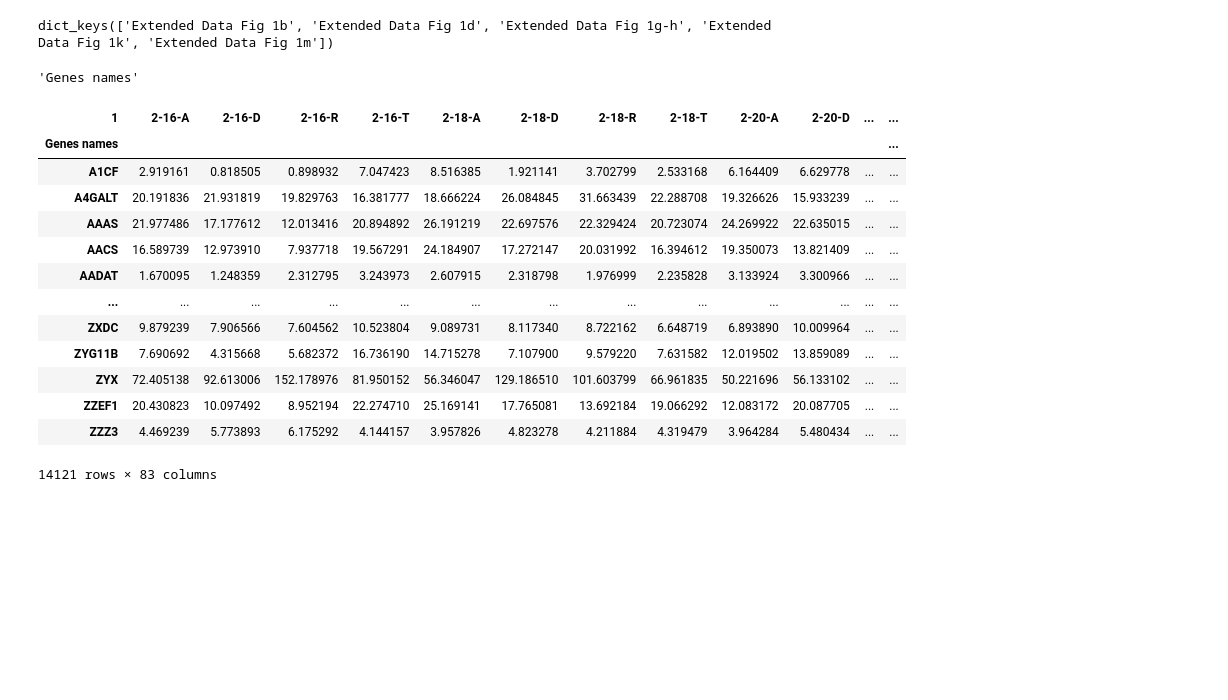
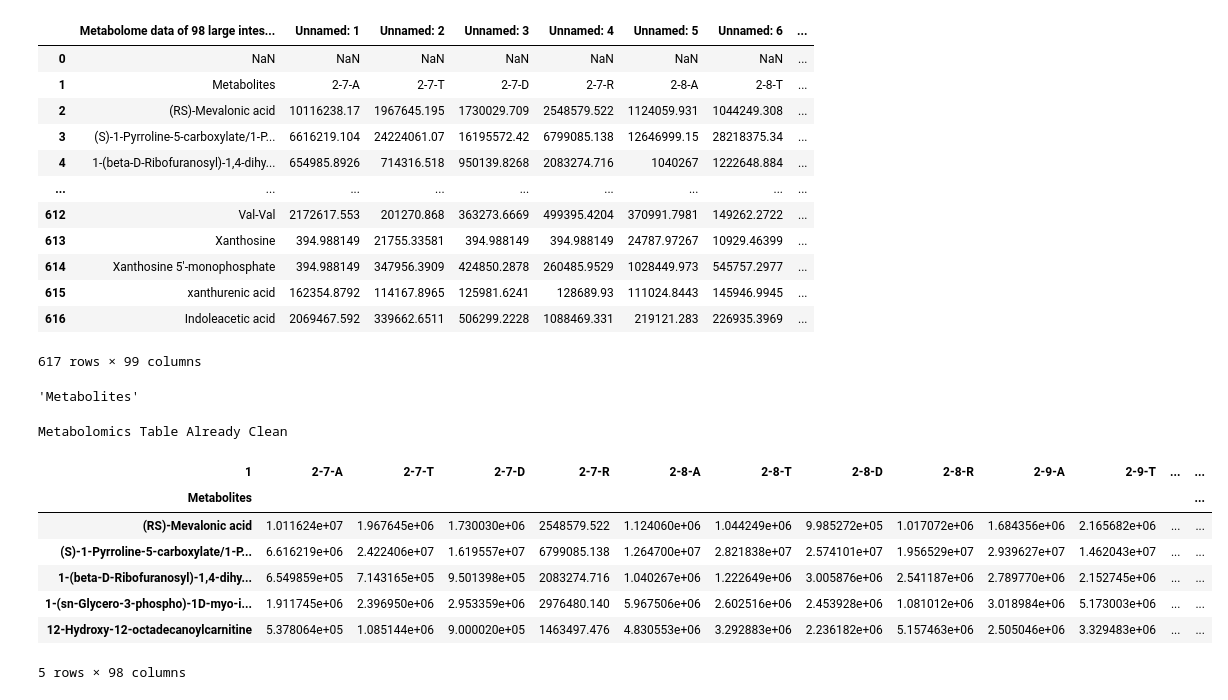
Before and after one commit to CadenBold/intestinal-omics, a Jupyter notebook: working.ipynb, the cells around one changed output. Cells and saved outputs as stored; diff of their text form; code cells hidden in the pictures; blank space fills up the shorter version.

```diff
--- a/working.ipynb
+++ b/working.ipynb
@@ -12,9 +13,19 @@ from sklearn.decomposition import PCA
 # Reading the file into a dataframe
 file = "43587_2024_572_MOESM11_ESM.xlsx"
 
-sheets = pd.read_excel(file, sheet_name=None)
+sheet = pd.read_excel(file, sheet_name='Extended Data Fig 1m')
+sheet
+# %% [output]
+|  | Metabolome data of 98 large intes... | Unnamed: 1 | Unnamed: 2 | Unnamed: 3 | Unnamed: 4 | Unnamed: 5 | Unnamed: 6 | ... |
+| 0 | NaN | NaN | NaN | NaN | NaN | NaN | NaN | ... |
+| 1 | Metabolites | 2-7-A | 2-7-T | 2-7-D | 2-7-R | 2-8-A | 2-8-T | ... |
+| 2 | (RS)-Mevalonic acid | 10116238.17 | 1967645.195 | 1730029.709 | 2548579.522 | 1124059.931 | 1044249.308 | ... |
+| 3 | (S)-1-Pyrroline-5-carboxylate/1-P... | 6616219.104 | 24224061.07 | 16195572.42 | 6799085.138 | 12646999.15 | 28218375.34 | ... |
+| 4 | 1-(beta-D-Ribofuranosyl)-1,4-dihy... | 654985.8926 | 714316.518 | 950139.8268 | 2083274.716 | 1040267 | 1222648.884 | ... |
+| ... | ... | ... | ... | ... | ... | ... | ... | ... |
+| 612 | Val-Val | 2172617.553 | 201270.868 | 363273.6669 | 499395.4204 | 370991.7981 | 149262.2722 | ... |
+| 613 | Xanthosine | 394.988149 | 21755.33581 | 394.988149 | 394.988149 | 24787.97267 | 10929.46399 | ... |
+| 614 | Xanthosine 5'-monophosphate | 394.988149 | 347956.3909 | 424850.2878 | 260485.9529 | 1028449.973 | 545757.2977 | ... |
+| 615 | xanthurenic acid | 162354.8792 | 114167.8965 | 125981.6241 | 128689.93 | 111024.8443 | 145946.9945 | ... |
+| 616 | Indoleacetic acid | 2069467.592 | 339662.6511 | 506299.2228 | 1088469.331 | 219121.283 | 226935.3969 | ... |
+617 rows × 99 columns
-# %%
-#Fig 1b, 1g-h, and 1m are the important ones, highlighting transcriptomics, proteomics, and metaboliomics
-sheets.keys()
-# %% [output]
-dict_keys(['Extended Data Fig 1b', 'Extended Data Fig 1d', 'Extended Data Fig 1g-h', 'Extended Data Fig 1k', 'Extended Data Fig 1m'])
@@ -28,37 +32,36 @@ metabolimics = sheets['Extended Data Fig 1m'][1:]
 # %%
-transcript.iloc[0,0]
+sheet.iloc[1,0]
 # %% [output]
-'Genes names'
+'Metabolites'
 # %%
 # This cleans the transcript table, setting the first column
 # to be the index and then removing the first two blank rows
-if transcript.iloc[0,0] == 'Genes names':
 
-    #Take the first two rows, set the index to the first column
-    transcript.columns = transcript.iloc[0]
-    transcript = transcript.set_index(transcript.columns[0])
-    transcript = transcript[1:]
+cleaned_data = sheet.copy()
+
+if sheet.iloc[1,0] == 'Metabolites':
+
+    sheet.columns = sheet.iloc[1]
+    sheet = sheet.set_index("Metabolites")
+    sheet = sheet[2:]
 
     # Make sure the table is all numbers and not strings
-    transcript = transcript.apply(pd.to_numeric, errors='coerce')
+    sheet = sheet.apply(pd.to_numeric, errors='coerce')
+    sheet = sheet[sheet.index.notna()]
+    cleaned_data = sheet
 else:
-    print("Transcript Table Already Clean")
+    print("Metabolomics Table Already Clean")
 
-transcript
+cleaned_data.head()
 # %% [output]
+Metabolomics Table Already Clean
-| 1 | 2-16-A | 2-16-D | 2-16-R | 2-16-T | 2-18-A | 2-18-D | 2-18-R | 2-18-T | 2-20-A | 2-20-D | ... | ... |
-| Genes names |  |  |  |  |  |  |  |  |  |  |  | ... |
-| A1CF | 2.919161 | 0.818505 | 0.898932 | 7.047423 | 8.516385 | 1.921141 | 3.702799 | 2.533168 | 6.164409 | 6.629778 | ... | ... |
-| A4GALT | 20.191836 | 21.931819 | 19.829763 | 16.381777 | 18.666224 | 26.084845 | 31.663439 | 22.288708 | 19.326626 | 15.933239 | ... | ... |
-| AAAS | 21.977486 | 17.177612 | 12.013416 | 20.894892 | 26.191219 | 22.697576 | 22.329424 | 20.723074 | 24.269922 | 22.635015 | ... | ... |
-| AACS | 16.589739 | 12.973910 | 7.937718 | 19.567291 | 24.184907 | 17.272147 | 20.031992 | 16.394612 | 19.350073 | 13.821409 | ... | ... |
-| AADAT | 1.670095 | 1.248359 | 2.312795 | 3.243973 | 2.607915 | 2.318798 | 1.976999 | 2.235828 | 3.133924 | 3.300966 | ... | ... |
-| ... | ... | ... | ... | ... | ... | ... | ... | ... | ... | ... | ... | ... |
-| ZXDC | 9.879239 | 7.906566 | 7.604562 | 10.523804 | 9.089731 | 8.117340 | 8.722162 | 6.648719 | 6.893890 | 10.009964 | ... | ... |
-| ZYG11B | 7.690692 | 4.315668 | 5.682372 | 16.736190 | 14.715278 | 7.107900 | 9.579220 | 7.631582 | 12.019502 | 13.859089 | ... | ... |
-| ZYX | 72.405138 | 92.613006 | 152.178976 | 81.950152 | 56.346047 | 129.186510 | 101.603799 | 66.961835 | 50.221696 | 56.133102 | ... | ... |
-| ZZEF1 | 20.430823 | 10.097492 | 8.952194 | 22.274710 | 25.169141 | 17.765081 | 13.692184 | 19.066292 | 12.083172 | 20.087705 | ... | ... |
-| ZZZ3 | 4.469239 | 5.773893 | 6.175292 | 4.144157 | 3.957826 | 4.823278 | 4.211884 | 4.319479 | 3.964284 | 5.480434 | ... | ... |
+| 1 | 2-7-A | 2-7-T | 2-7-D | 2-7-R | 2-8-A | 2-8-T | 2-8-D | 2-8-R | 2-9-A | 2-9-T | ... | ... |
+| Metabolites |  |  |  |  |  |  |  |  |  |  |  | ... |
+| (RS)-Mevalonic acid | 1.011624e+07 | 1.967645e+06 | 1.730030e+06 | 2548579.522 | 1.124060e+06 | 1.044249e+06 | 9.985272e+05 | 1.017072e+06 | 1.684356e+06 | 2.165682e+06 | ... | ... |
+| (S)-1-Pyrroline-5-carboxylate/1-P... | 6.616219e+06 | 2.422406e+07 | 1.619557e+07 | 6799085.138 | 1.264700e+07 | 2.821838e+07 | 2.574101e+07 | 1.956529e+07 | 2.939627e+07 | 1.462043e+07 | ... | ... |
+| 1-(beta-D-Ribofuranosyl)-1,4-dihy... | 6.549859e+05 | 7.143165e+05 | 9.501398e+05 | 2083274.716 | 1.040267e+06 | 1.222649e+06 | 3.005876e+06 | 2.541187e+06 | 2.789770e+06 | 2.152745e+06 | ... | ... |
+| 1-(sn-Glycero-3-phospho)-1D-myo-i... | 1.911745e+06 | 2.396950e+06 | 2.953359e+06 | 2976480.140 | 5.967506e+06 | 2.602516e+06 | 2.453928e+06 | 1.081012e+06 | 3.018984e+06 | 5.173003e+06 | ... | ... |
+| 12-Hydroxy-12-octadecanoylcarnitine | 5.378064e+05 | 1.085144e+06 | 9.000020e+05 | 1463497.476 | 4.830553e+06 | 3.292883e+06 | 2.236182e+06 | 5.157463e+06 | 2.505046e+06 | 3.329483e+06 | ... | ... |
-14121 rows × 83 columns
+5 rows × 98 columns
 # %%
 
```
Also changed, not shown: parts of 7 cells of this notebook.
